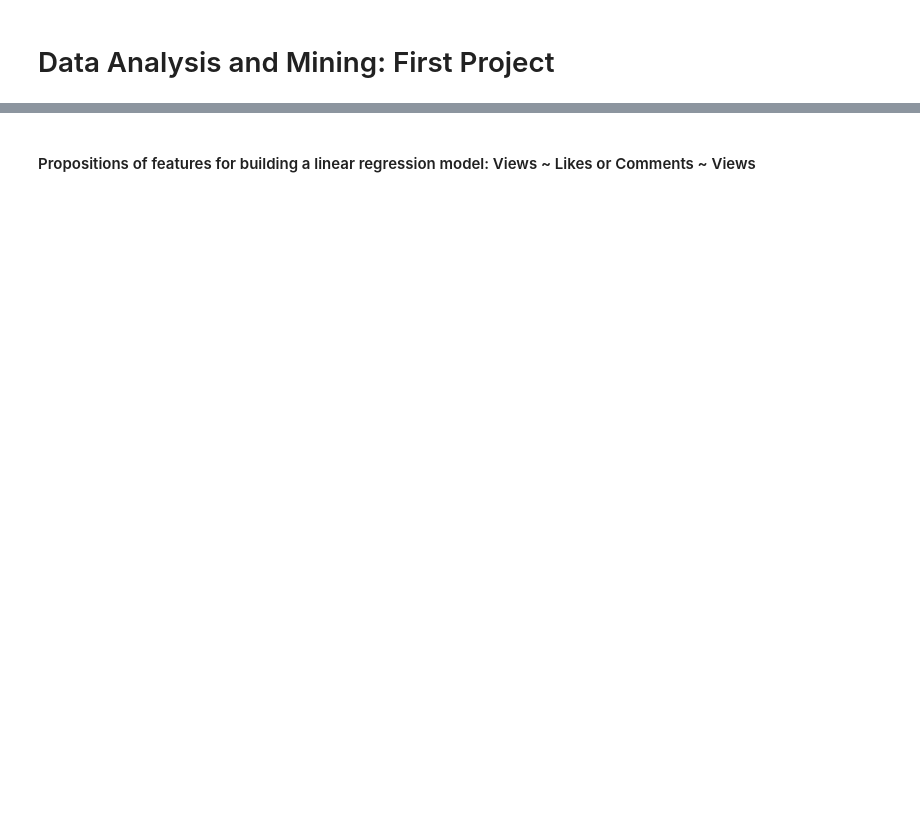
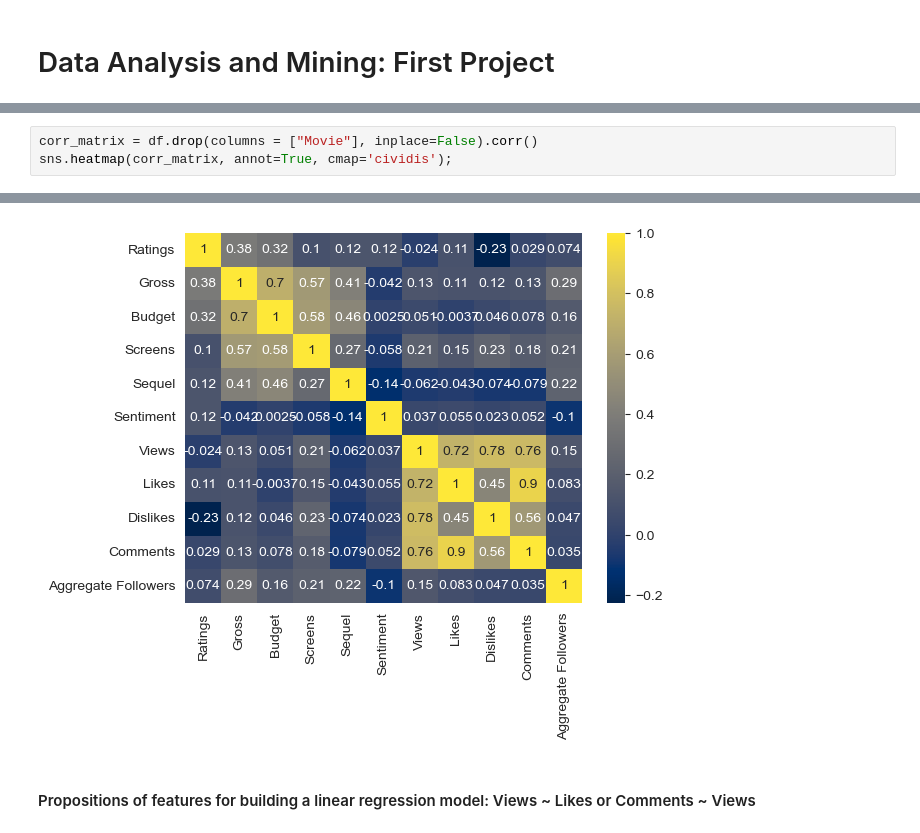
Before and after one commit to Untamevo/Projects, a Jupyter notebook: PAD project/Project1.ipynb, the cells around one changed output, grey strips where cells are left out. Drawn from its saved outputs; the diff is of its cells as text; blank space fills up the shorter version.

```diff
--- a/PAD project/Project1.ipynb
+++ b/PAD project/Project1.ipynb
@@ -49,0 +152,4 @@ sns.pairplot(df)
+# %%
+corr_matrix = df.drop(columns = ["Movie"], inplace=False).corr()
+sns.heatmap(corr_matrix, annot=True, cmap='cividis');
+# %% [output]
@@ -50,3 +157,4 @@ sns.pairplot(df)
+[figure, added]
 # %% [markdown]
 #### Propositions of features for building a linear regression model: Views ~ Likes or Comments ~ Views
 # %%
```
Also changed, not shown: parts of 97 cells of this notebook.
